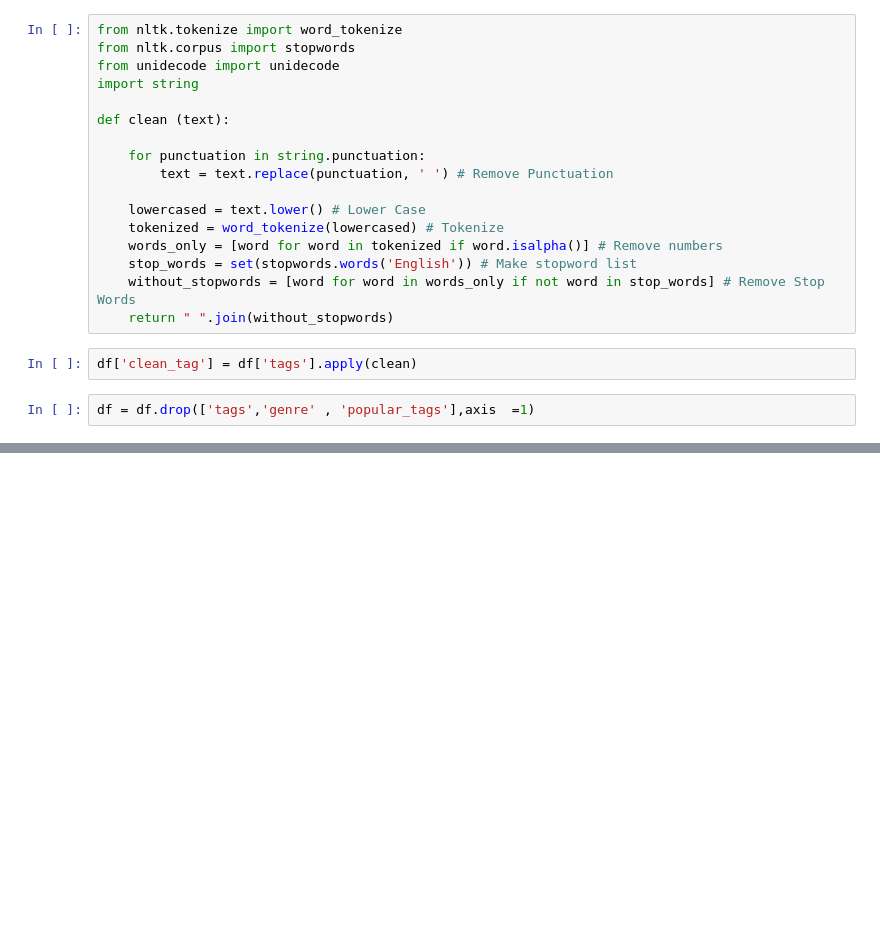
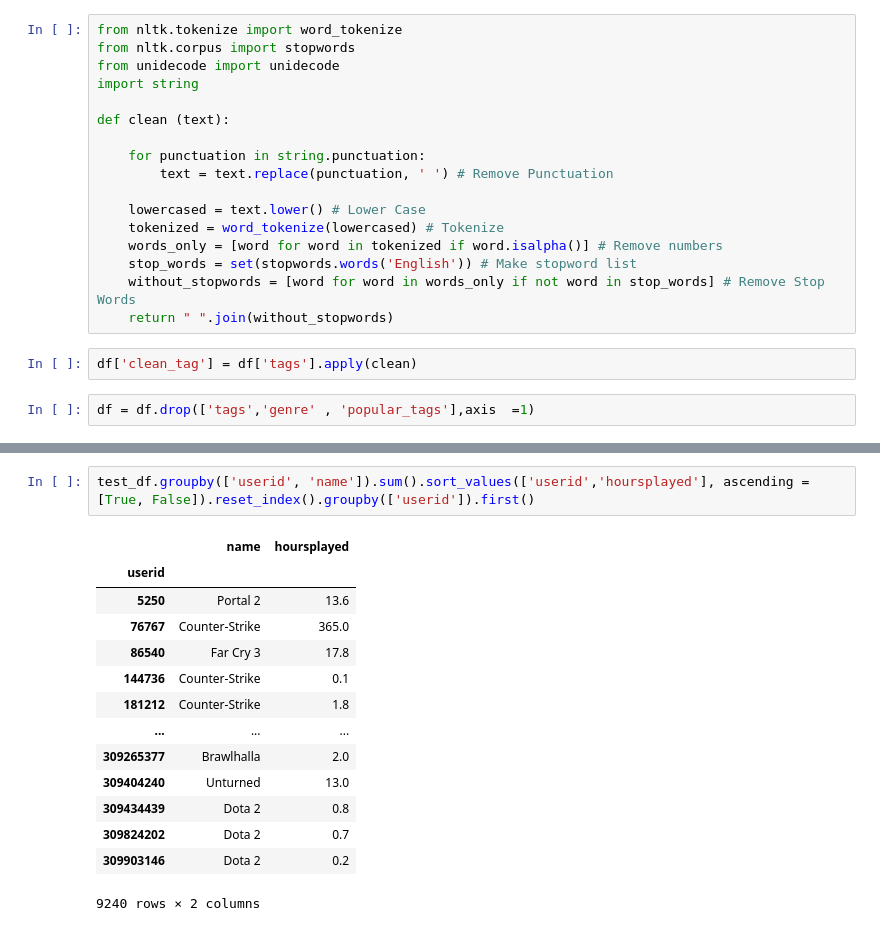
Before and after one commit to JoaoMarques1/find_your_inner_gamer, a Jupyter notebook: notebooks/Baseline Model KNN.ipynb, the cells around one changed output, grey strips where cells are left out. Drawn from its saved outputs; the diff is of its cells as text; blank space fills up the shorter version.

```diff
--- a/notebooks/Baseline Model KNN.ipynb
+++ b/notebooks/Baseline Model KNN.ipynb
@@ -82,0 +158,17 @@ X_proj.iloc[neighbors_list, :][[0]]
+# %%
+test_df.groupby(['userid', 'name']).sum().sort_values(['userid','hoursplayed'], ascending = [True, False]).reset_index().groupby(['userid']).first()
+# %% [output]
+|  | name | hoursplayed |
+| userid |  |  |
+| 5250 | Portal 2 | 13.6 |
+| 76767 | Counter-Strike | 365.0 |
+| 86540 | Far Cry 3 | 17.8 |
+| 144736 | Counter-Strike | 0.1 |
+| 181212 | Counter-Strike | 1.8 |
+| ... | ... | ... |
+| 309265377 | Brawlhalla | 2.0 |
+| 309404240 | Unturned | 13.0 |
+| 309434439 | Dota 2 | 0.8 |
+| 309824202 | Dota 2 | 0.7 |
+| 309903146 | Dota 2 | 0.2 |
+9240 rows × 2 columns
```
Also changed, not shown: parts of 28 cells of this notebook.
